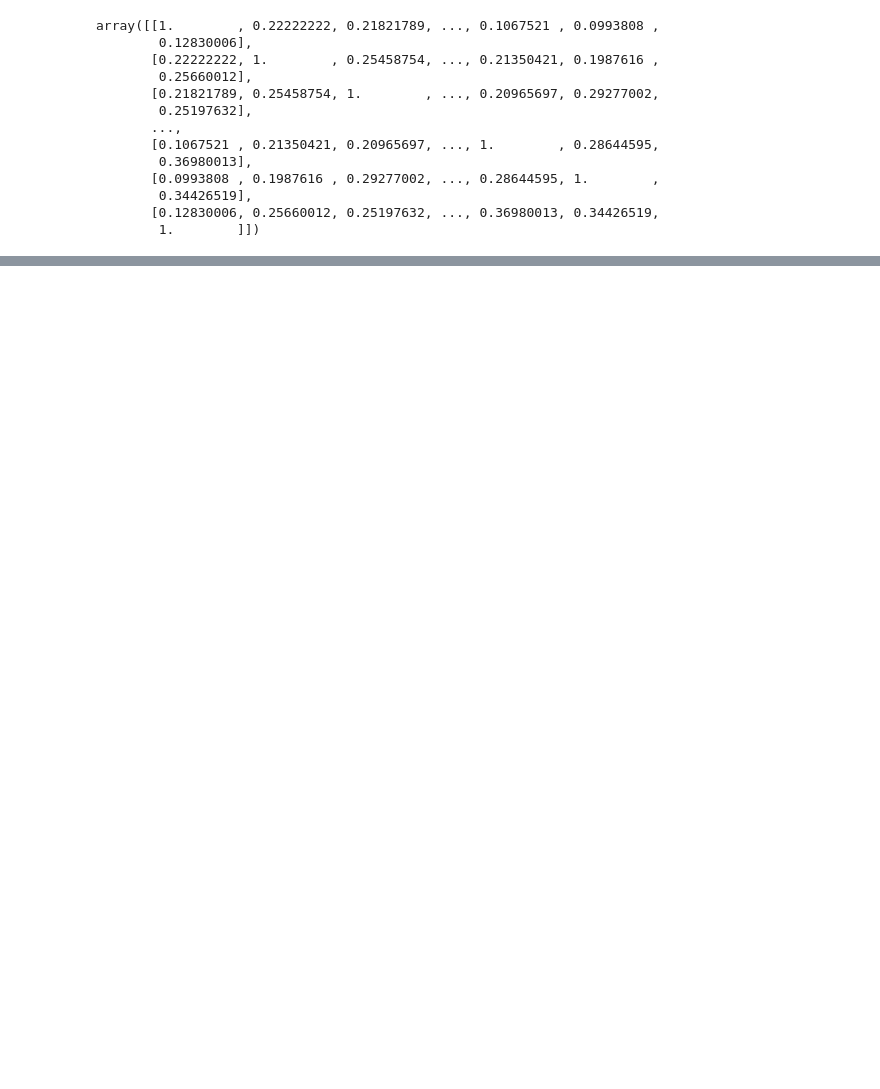
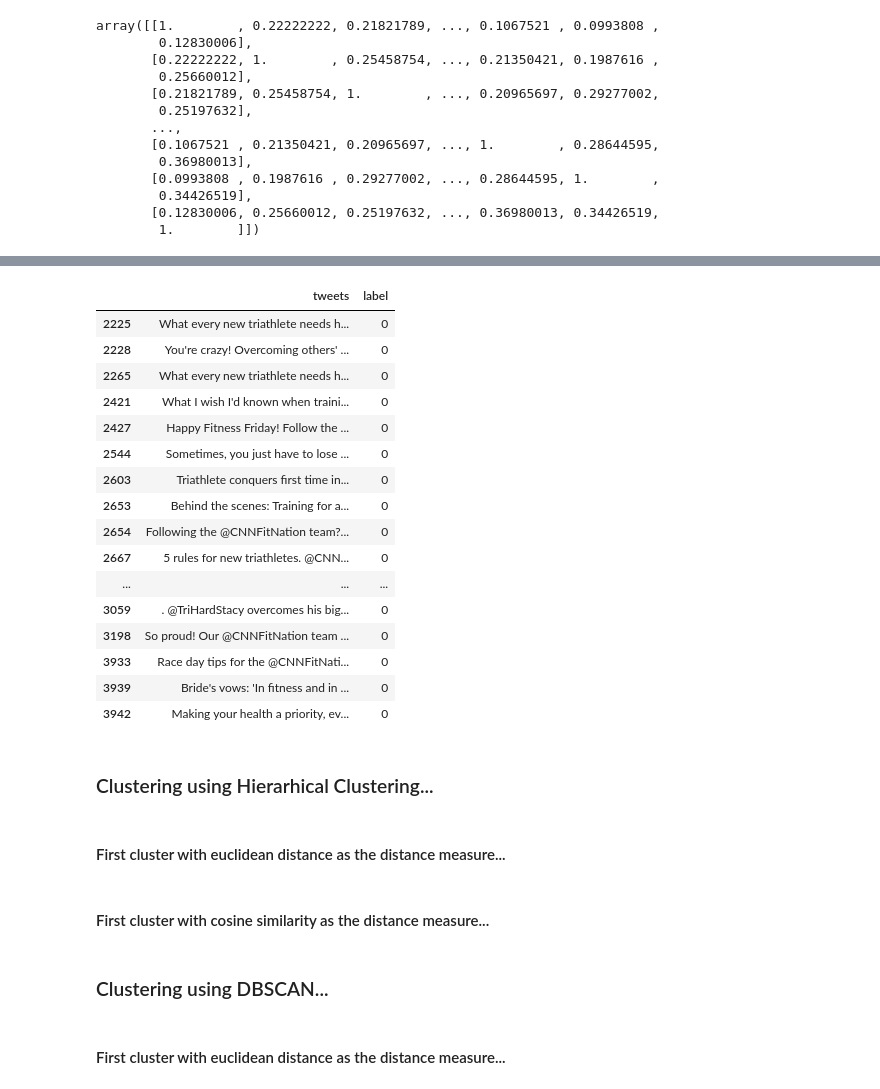
Before and after one commit to adamjbrennan/csds435-project2, a Jupyter notebook: project2.ipynb, the cells around one changed output, grey strips where cells are left out. Drawn from its saved outputs; the diff is of its cells as text; code cells hidden in the pictures; blank space fills up the shorter version.

```diff
--- a/project2.ipynb
+++ b/project2.ipynb
@@ -188,0 +279,35 @@ array([[1.        , 0.22222222, 0.21821789, ..., 0.1067521 , 0.0993808 ,
+# %%
+df = pd.DataFrame({
+    'tweets': tweets_list,
+    'label': labels
+})
+
+df[df['label'] == 0]
+# %% [output]
+|  | tweets | label |
+| 2225 | What every new triathlete needs h... | 0 |
+| 2228 | You're crazy! Overcoming others' ... | 0 |
+| 2265 | What every new triathlete needs h... | 0 |
+| 2421 | What I wish I'd known when traini... | 0 |
+| 2427 | Happy Fitness Friday! Follow the ... | 0 |
+| 2544 | Sometimes, you just have to lose ... | 0 |
+| 2603 | Triathlete conquers first time in... | 0 |
+| 2653 | Behind the scenes: Training for a... | 0 |
+| 2654 | Following the @CNNFitNation team?... | 0 |
+| 2667 | 5 rules for new triathletes. @CNN... | 0 |
+| ... | ... | ... |
+| 3059 | . @TriHardStacy overcomes his big... | 0 |
+| 3198 | So proud! Our @CNNFitNation team ... | 0 |
+| 3933 | Race day tips for the @CNNFitNati... | 0 |
+| 3939 | Bride's vows: 'In fitness and in ... | 0 |
+| 3942 | Making your health a priority, ev... | 0 |
+# %% [markdown]
+### Clustering using Hierarhical Clustering...
+# %% [markdown]
+#### First cluster with euclidean distance as the distance measure...
+# %% [markdown]
+#### First cluster with cosine similarity as the distance measure...
+# %% [markdown]
+### Clustering using DBSCAN...
+# %% [markdown]
+#### First cluster with euclidean distance as the distance measure...
```
Also changed, not shown: parts of 19 cells of this notebook, 2 other files.
